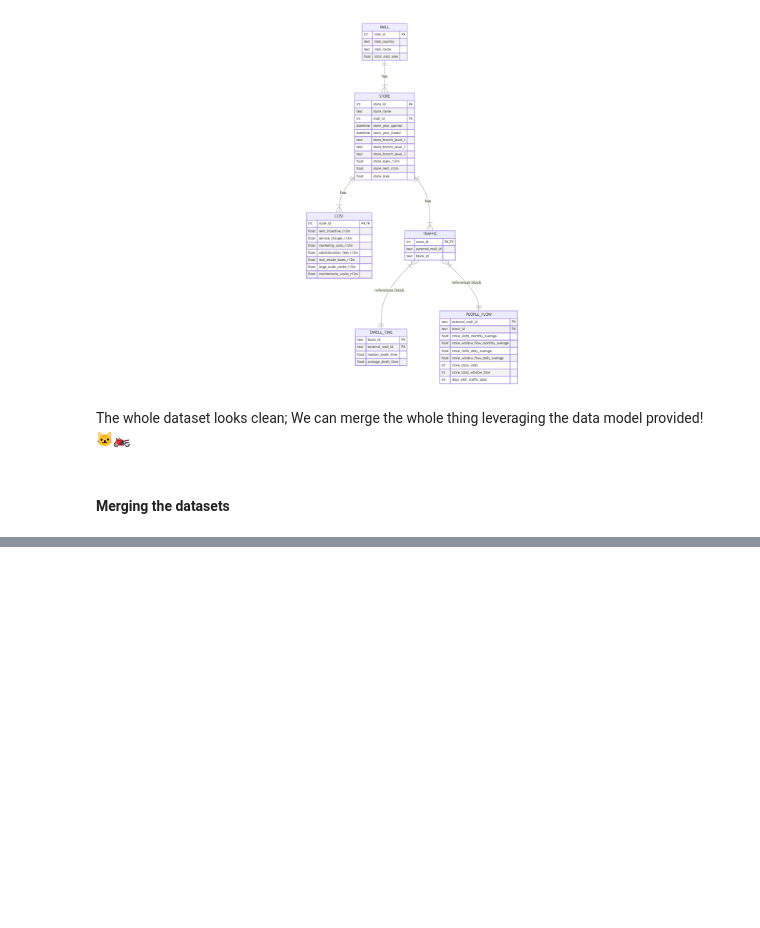
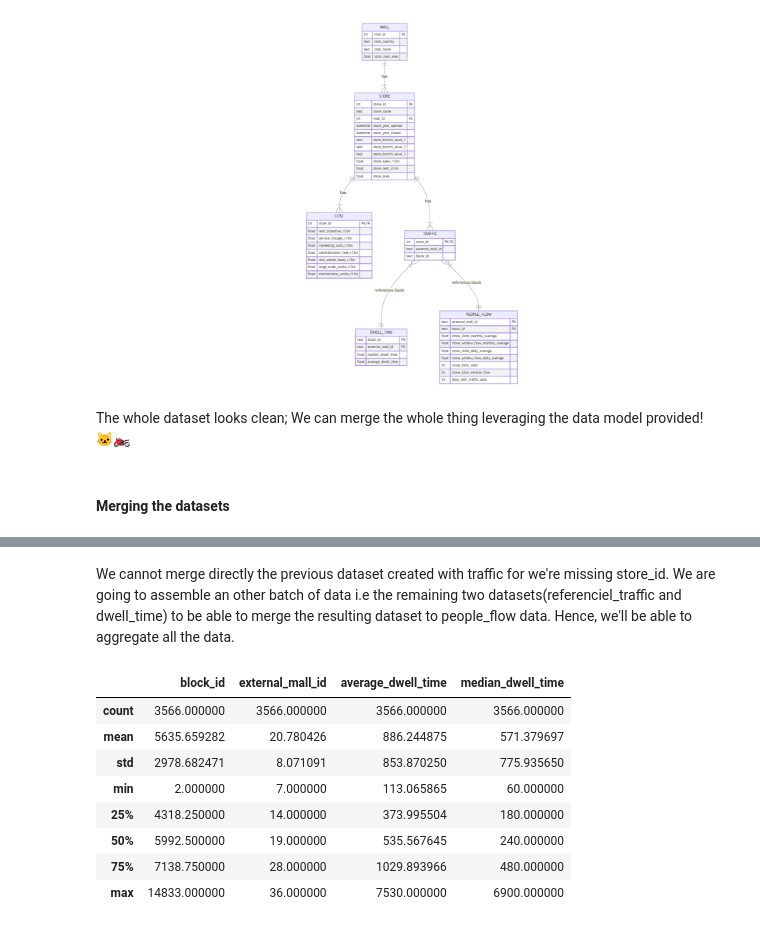
Before and after one commit to JokyHub/Data-Challenge-URW-HEC, a Jupyter notebook: notebooks/notebook-eda.ipynb, the cells around one changed output, grey strips where cells are left out. Cells and saved outputs as stored; diff of their text form; code cells hidden in the pictures; blank space fills up the shorter version.

```diff
--- a/notebooks/notebook-eda.ipynb
+++ b/notebooks/notebook-eda.ipynb
@@ -188,0 +217,17 @@ The whole dataset looks clean; We can merge the whole thing leveraging the data
+# %% [markdown]
+We cannot merge directly the previous dataset created with traffic for we're missing store_id. We are going to assemble an other batch of data i.e the remaining two datasets(referenciel_traffic and dwell_time) to be able to merge the resulting dataset to people_flow data. Hence, we'll be able to aggregate all the data.
+# %%
+dwell_traffic_data = pd.merge(dwell_time_data, referenciel_traffic_data, on=['block_id','external_mall_id'], how='inner')
+# dwell_traffic_data = pd.merge(dwell_time_data, referenciel_traffic_data, on='block_id', how='left')
+
+dwell_traffic_data.describe()
+# %% [output]
+|  | block_id | external_mall_id | average_dwell_time | median_dwell_time |
+| count | 3566.000000 | 3566.000000 | 3566.000000 | 3566.000000 |
+| mean | 5635.659282 | 20.780426 | 886.244875 | 571.379697 |
+| std | 2978.682471 | 8.071091 | 853.870250 | 775.935650 |
+| min | 2.000000 | 7.000000 | 113.065865 | 60.000000 |
+| 25% | 4318.250000 | 14.000000 | 373.995504 | 180.000000 |
+| 50% | 5992.500000 | 19.000000 | 535.567645 | 240.000000 |
+| 75% | 7138.750000 | 28.000000 | 1029.893966 | 480.000000 |
+| max | 14833.000000 | 36.000000 | 7530.000000 | 6900.000000 |
```
Also changed, not shown: parts of 9 cells of this notebook.
